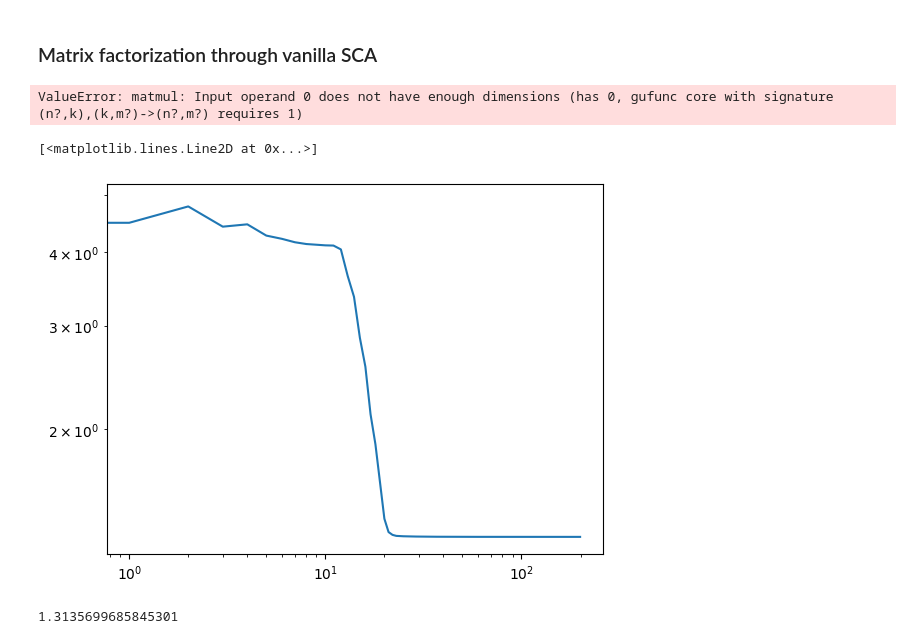
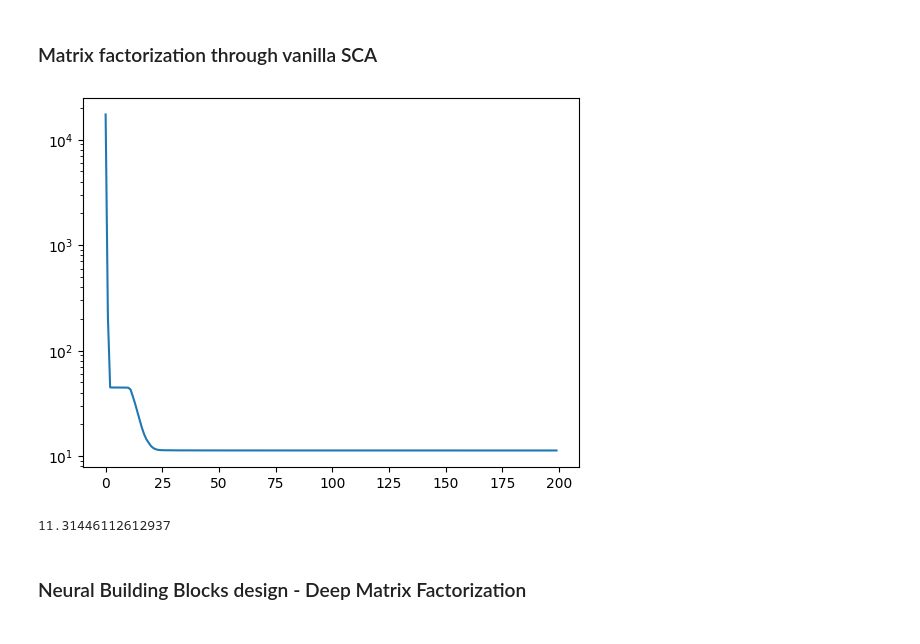
Before and after one commit to LeoDiNino97/NonconvexSparseLearningUnrolledSCA, a Jupyter notebook: Matrix Factorization/MF_SCA.ipynb, the cells around one changed output. Cells and saved outputs as stored; diff of their text form; code cells hidden in the pictures.

```diff
--- a/Matrix Factorization/MF_SCA.ipynb
+++ b/Matrix Factorization/MF_SCA.ipynb
@@ -59,18 +59,18 @@ def MF_SCA(A, L, lambda_v = 0.1, lambda_w = 0.1, eta_v = 0.9, eta_w = 0.9, max_i
 
     return (V,W), D
 # %%
-A = np.random.normal(size = (15,20))
+A = np.random.normal(size = (1500,2000))
 A /= np.linalg.norm(A, axis = 0)
 # %%
-(V,W), D = MF_SCA(A,10)
+(V,W), D = MF_SCA(A,1000)
-# %% [output]
-ValueError: matmul: Input operand 0 does not have enough dimensions (has 0, gufunc core with signature (n?,k),(k,m?)->(n?,m?) requires 1)
-# %%
-plt.loglog(D)
-# %% [output]
-[<matplotlib.lines.Line2D at 0x...>]
-[figure, removed]
+# %%
+plt.plot(D)
+plt.yscale('log')
+# %% [output]
+[figure, added]
 # %%
 np.linalg.norm(V @ W - A, ord='fro')
 # %% [output]
-1.3135699685845301
+11.31446112612937
+# %% [markdown]
+### Neural Building Blocks design - Deep Matrix Factorization
```
Also changed, not shown: parts of 11 cells of this notebook.
